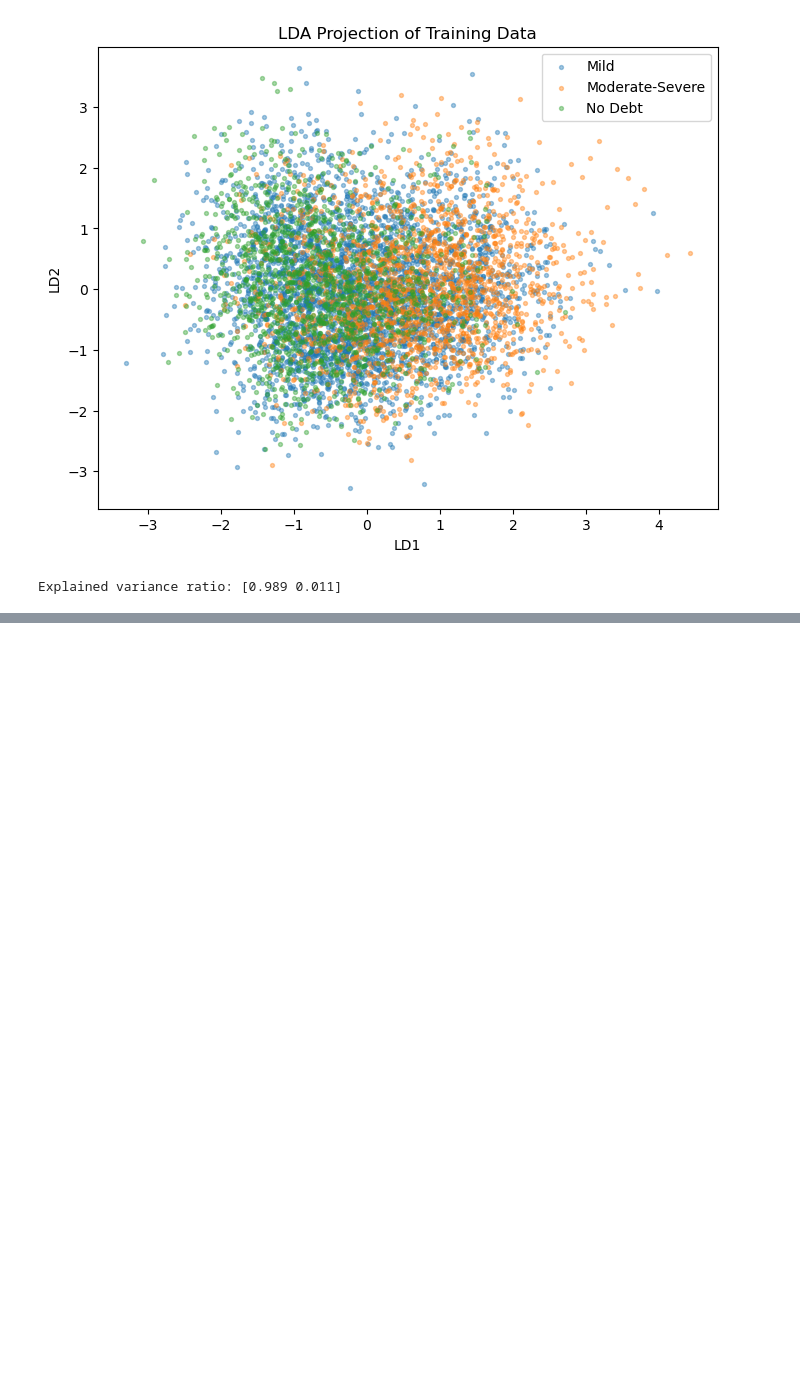
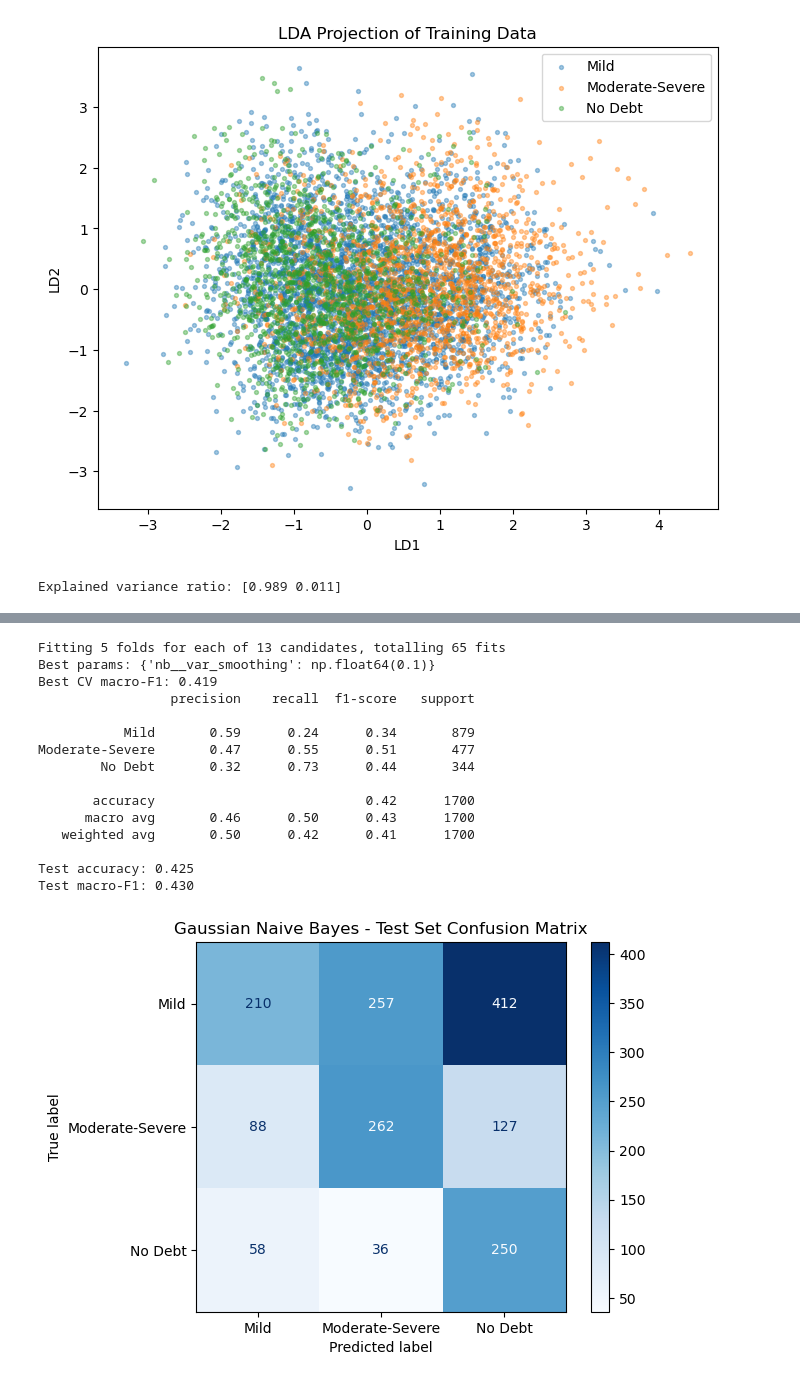
Before and after one commit to Nouramaeva/SEIS-763-Final-Project, a Jupyter notebook: notebook_group_1.ipynb, the cells around one changed output, grey strips where cells are left out. Drawn from its saved outputs; the diff is of its cells as text; code cells hidden in the pictures; blank space fills up the shorter version.

Commit message:
Added Gaussian Naive Bayes Refactored the code Added a .gitignore file to ignore all .csv files in our Git repository

```diff
--- a/notebook_group_1.ipynb
+++ b/notebook_group_1.ipynb
@@ -460,0 +465,61 @@ Explained variance ratio: [0.989 0.011]
+# %%
+
+cv = StratifiedKFold(n_splits=5, shuffle=True, random_state=random_state)
+
+nb_pipe = ImbPipeline([
+    ('smote', SMOTE(random_state=random_state)),
+    ('nb', GaussianNB())
+])
+
+param_grid = {
+    'nb__var_smoothing': np.logspace(-12, 0, 13)
+}
+
+nb_search = GridSearchCV(
+    nb_pipe, param_grid,
+    scoring='f1_macro',
+    cv=cv, n_jobs=-1, verbose=1
+)
+
+nb_search.fit(X_train_sel, y_train)
+
+print("Best params:", nb_search.best_params_)
+print(f"Best CV macro-F1: {nb_search.best_score_:.3f}")
+
+best_nb = nb_search.best_estimator_
+y_pred_nb = best_nb.predict(X_test_sel)
+
+print(classification_report(
+    y_test, y_pred_nb,
+    target_names=encoder.classes_,
+    zero_division=0
+))
+
+print(f"Test accuracy: {accuracy_score(y_test, y_pred_nb):.3f}")
+print(f"Test macro-F1: {f1_score(y_test, y_pred_nb, average='macro'):.3f}")
+
+ConfusionMatrixDisplay.from_predictions(
+    y_test, y_pred_nb,
+    display_labels=encoder.classes_,
+    cmap='Blues'
+)
+
+plt.title("Gaussian Naive Bayes - Test Set Confusion Matrix")
+plt.show()
+# %% [output]
+Fitting 5 folds for each of 13 candidates, totalling 65 fits
+Best params: {'nb__var_smoothing': np.float64(0.1)}
+Best CV macro-F1: 0.419
+                 precision    recall  f1-score   support
+
+           Mild       0.59      0.24      0.34       879
+Moderate-Severe       0.47      0.55      0.51       477
+        No Debt       0.32      0.73      0.44       344
+
+       accuracy                           0.42      1700
+      macro avg       0.46      0.50      0.43      1700
+   weighted avg       0.50      0.42      0.41      1700
+
+Test accuracy: 0.425
+Test macro-F1: 0.430
+[figure, added]
```
Also changed, not shown: parts of 37 cells of this notebook, 1 other file.
